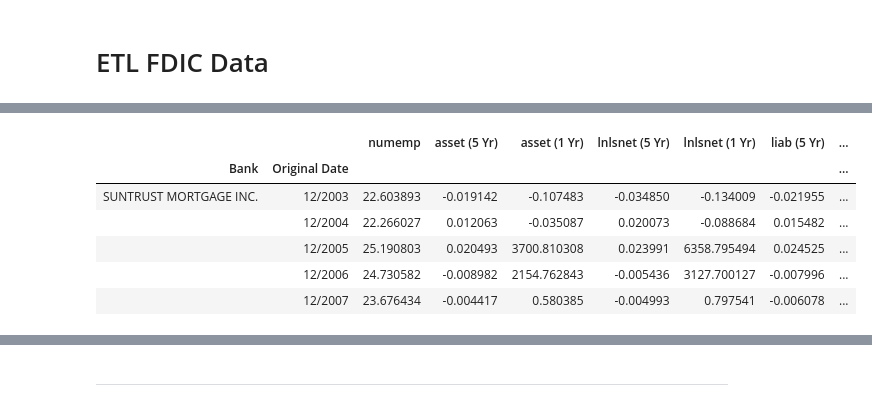
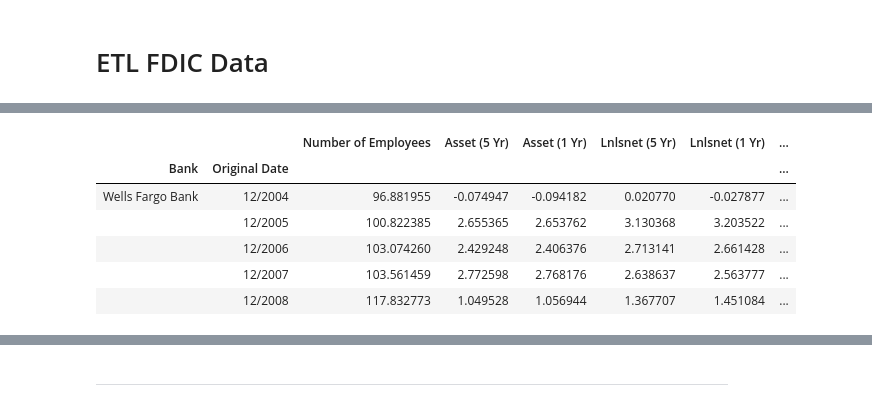
Before and after one commit to Siebelm/Home, a Jupyter notebook: Fannie_Mae/Scripts/Data_Wrangling.ipynb, the cells around one changed output, grey strips where cells are left out. Cells and saved outputs as stored; diff of their text form; code cells hidden in the pictures.

```diff
--- a/Fannie_Mae/Scripts/Data_Wrangling.ipynb
+++ b/Fannie_Mae/Scripts/Data_Wrangling.ipynb
@@ -379,0 +304,12 @@ Shape: (1240968, 26)
+# %%
+file_to_open = open('..\Data\df_load.pkl', 'rb')
+df = pickle.load(file_to_open)
+file_to_open.close()
+# %%
+df_crisis = df.loc[(df['File Year'] >= 2006) & (df['File Year'] <= 2008),:]
+df_precrisis = df.loc[(df['File Year'] <= 2005),:]
+
+# Create Target Variable with Merge
+print('\nThe number of features is:\n', df_crisis.shape[1], sep='')
+print('\nThe number of observations is:\n', df_crisis.shape[0], sep='')
+target_values(df_crisis['Foreclosed'], data=True)
@@ -395,13 +390,13 @@ income = income.rename(columns={'Name': 'County'})
 # Import county zipcode crosswalk
 crosswalk = pd.read_csv("..\Data\ZIP-COUNTY-FIPS_2017-06.csv",
                         header = 0)
-crosswalk = crosswalk[['ZIP', 'COUNTYNAME']]
-crosswalk = crosswalk.rename(columns={'ZIP': 'Zip Code', 'COUNTYNAME': 'County'})
+crosswalk = crosswalk[['ZIP', 'COUNTYNAME', 'STCOUNTYFP']]
+crosswalk = crosswalk.rename(columns={'ZIP': 'Zip Code', 'COUNTYNAME': 'County', 'STCOUNTYFP': 'FIPS'})
 crosswalk['Zip Code'] = crosswalk['Zip Code'].astype(str)
 crosswalk['Zip Code'] = crosswalk['Zip Code'].str.slice(start=0, stop=-2)
 crosswalk['Zip Code'] = crosswalk['Zip Code'].astype(int)
 
 # Merge
-income_zipcode = pd.merge(income, crosswalk, on='County', how='outer')
-income_zipcode.head(10)
+county_level = pd.merge(income, crosswalk, on='County', how='outer')
+county_level.head(10)
 # %% [output]
@@ -419,8 +414,11 @@ income_zipcode.head(10)
 # %%
 # Merge zipcode crosswalk with
-income_zipcode = income_zipcode[['Median Household Income', 'Zip Code']]
-income_zipcode = income_zipcode.groupby('Zip Code').agg({'Median Household Income': 'mean'})
-df = pd.merge(df, income_zipcode, on='Zip Code', how='left')
+FIPS_merge = county_level[['FIPS', 'Zip Code']]
+FIPS_merge = FIPS_merge.groupby('Zip Code').agg({'FIPS': 'first'})
+income_merge = county_level[['Median Household Income', 'Zip Code']]
+income_merge = income_merge.groupby('Zip Code').agg({'Median Household Income': 'mean'})
+df = pd.merge(df, FIPS_merge, on='Zip Code', how='left')
+df = pd.merge(df, income_merge, on='Zip Code', how='left')
 
 df['Median Household Income'].describe()
 # %% [output]
@@ -633,42 +596,45 @@ def janicki_prescott_norm(item):
     normalized size of bank :math:`i` relative to the base quarter is defined as
     follows:
 
     .. math::
 
         S_{i,t}^{norm} = \frac{S_{i,t}^{raw}}{\sum_{j}S_{j,t}^{raw}}\sum_{j}S_{i,base}^{raw}
 
     where :math:\sum_{j}S_{j,t}^{raw}` is the banking sector total of some size
     measure in year :math:`t` (i.e., total banking sector assets in year :math:`t`),
     and :math:`\sum_{j}S_{j,base}^{raw}` is the banking sector total of the same
     size measure in the base quarter.
 
     """
     return (fdic[column] / quarter_totals[column]) * totals_base_qtr[column]
 
 # apply the Janicki and Prescott (2006) normalized size measure
 for column in fdic.columns:
     fdic[column] = janicki_prescott_norm(column)
 
 # Period change
 fdic = fdic.reset_index(drop=False)
 for col in ['asset', 'lnlsnet', 'liab', 'dep', 'eqtot']:
-    fdic[[str(col + ' (5 Yr)')]] = fdic[[col]].pct_change(60)
-    fdic[[str(col + ' (1 Yr)')]] = fdic[[col]].pct_change(12)
+    fdic[[str(col.title() + ' (5 Yr)')]] = fdic[[col]].pct_change(60)
+    fdic[[str(col.title() + ' (1 Yr)')]] = fdic[[col]].pct_change(12)
 
 # Drop total values
 fdic = fdic.drop(labels=['asset', 'lnlsnet', 'liab', 'dep', 'eqtot'], axis=1)
 
+# Rename number of employees
+fdic = fdic.rename(columns={'numemp': 'Number of Employees'})
+
 # Regroup
 fdic = fdic.groupby(['Bank', 'Original Date']).sum()
 display(fdic.tail())
 # %% [output]
-|  |  | numemp | asset (5 Yr) | asset (1 Yr) | lnlsnet (5 Yr) | lnlsnet (1 Yr) | liab (5 Yr) | ... |
-| Bank | Original Date |  |  |  |  |  |  | ... |
-| SUNTRUST MORTGAGE INC. | 12/2003 | 22.603893 | -0.019142 | -0.107483 | -0.034850 | -0.134009 | -0.021955 | ... |
-|  | 12/2004 | 22.266027 | 0.012063 | -0.035087 | 0.020073 | -0.088684 | 0.015482 | ... |
-|  | 12/2005 | 25.190803 | 0.020493 | 3700.810308 | 0.023991 | 6358.795494 | 0.024525 | ... |
-|  | 12/2006 | 24.730582 | -0.008982 | 2154.762843 | -0.005436 | 3127.700127 | -0.007996 | ... |
-|  | 12/2007 | 23.676434 | -0.004417 | 0.580385 | -0.004993 | 0.797541 | -0.006078 | ... |
+|  |  | Number of Employees | Asset (5 Yr) | Asset (1 Yr) | Lnlsnet (5 Yr) | Lnlsnet (1 Yr) | ... |
+| Bank | Original Date |  |  |  |  |  | ... |
+| Wells Fargo Bank | 12/2004 | 96.881955 | -0.074947 | -0.094182 | 0.020770 | -0.027877 | ... |
+|  | 12/2005 | 100.822385 | 2.655365 | 2.653762 | 3.130368 | 3.203522 | ... |
+|  | 12/2006 | 103.074260 | 2.429248 | 2.406376 | 2.713141 | 2.661428 | ... |
+|  | 12/2007 | 103.561459 | 2.772598 | 2.768176 | 2.638637 | 2.563777 | ... |
+|  | 12/2008 | 117.832773 | 1.049528 | 1.056944 | 1.367707 | 1.451084 | ... |
 # %%
 # Merge
 df = pd.merge(df, fdic, on=['Bank', 'Original Date'], how='left')
```
Also changed, not shown: parts of 39 cells of this notebook, 3 other files.
